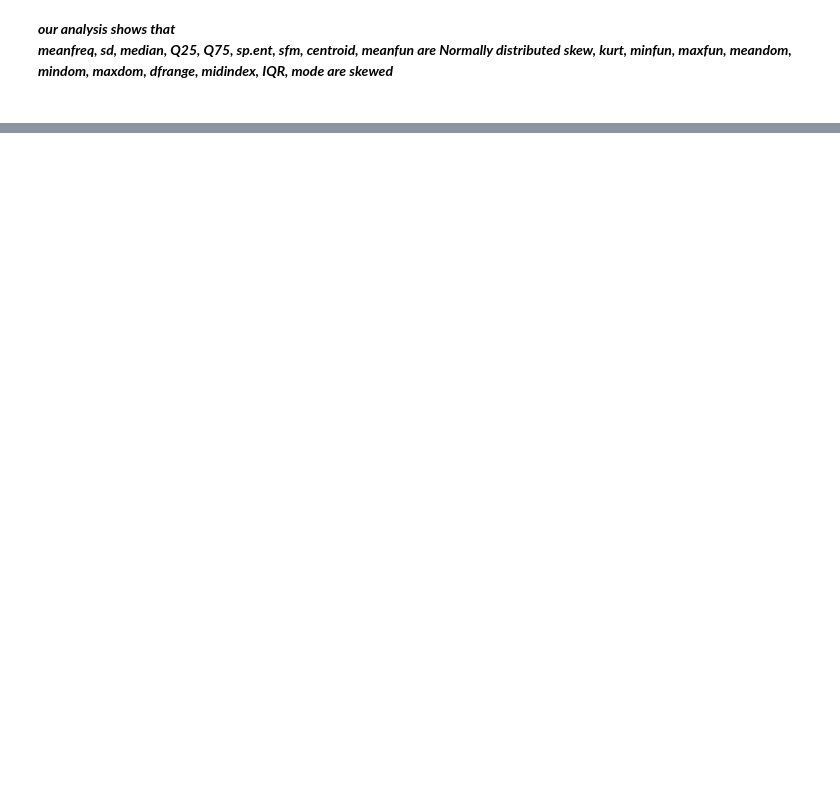
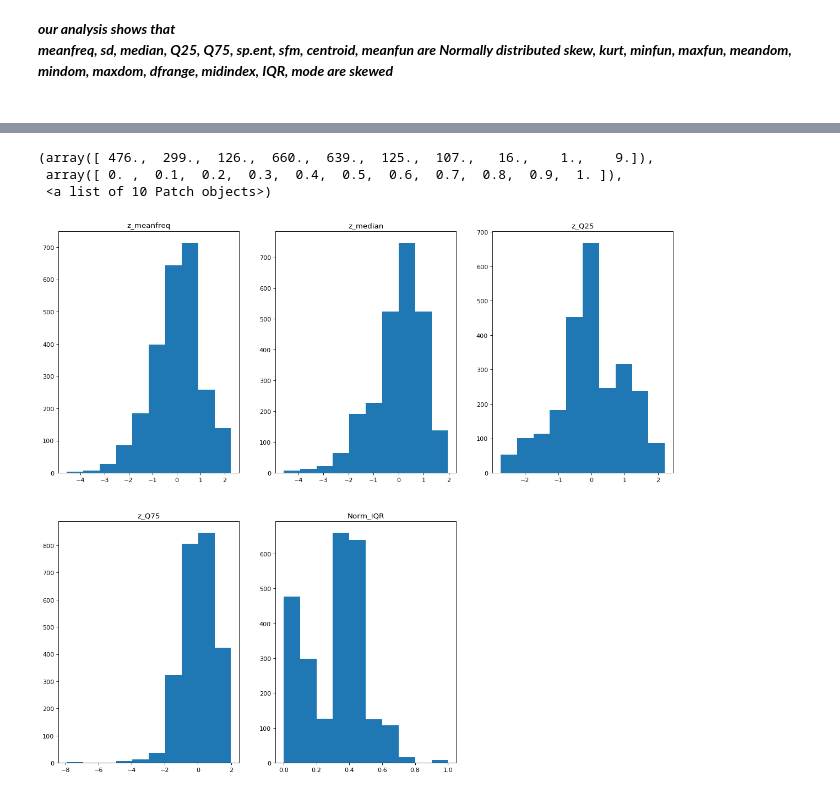
Before and after one commit to srikarpv/gender-recognition, a Jupyter notebook: gender recognition.ipynb, the cells around one changed output, grey strips where cells are left out. Cells and saved outputs as stored; diff of their text form; code cells hidden in the pictures; blank space fills up the shorter version.

```diff
--- a/gender recognition.ipynb
+++ b/gender recognition.ipynb
@@ -240,0 +296,3 @@ skew, kurt, minfun, maxfun, meandom, mindom, maxdom, dfrange, midindex, IQR, mod
+# %%
+X = X.drop(remove,axis=0)
+X.shape
@@ -250,0 +320,14 @@ dtype: int64
+# %%
+# Z-score Normalization on meanfreq, median, Q25, Q75
+#minmax of IQR
+z_score_norm = lambda colname: (X[colname]- X[colname].mean())/(X[colname].std())
+min_max_norm = lambda colname: (X[colname]- X[colname].min())/(X[colname].max()-X[colname].min())
+# %%
+X1 = X.copy()
+X1['z_meanfreq'] = z_score_norm('meanfreq')
+X1['z_median'] = z_score_norm('median')
+X1['z_Q25'] = z_score_norm('Q25')
+X1['z_Q75'] = z_score_norm('Q75')
+X1['Norm_IQR'] = min_max_norm('IQR')
+# %%
+X1 = X1.drop(['meanfreq','median','Q25','Q75','IQR'],axis=1)
@@ -250,0 +343,22 @@ dtype: int64
+# %%
+fig=plt.figure(figsize=(18, 16), dpi= 80, facecolor='w', edgecolor='k')
+plt.subplot(231)
+plt.title('z_meanfreq')
+plt.hist(X1['z_meanfreq'])
+plt.subplot(232)
+plt.title('z_median')
+plt.hist(X1['z_median'])
+plt.subplot(233)
+plt.title('z_Q25')
+plt.hist(X1['z_Q25'])
+plt.subplot(234)
+plt.title('z_Q75')
+plt.hist(X1['z_Q75'])
+plt.subplot(235)
+plt.title('Norm_IQR')
+plt.hist(X1['Norm_IQR'])
+# %% [output]
+(array([ 476.,  299.,  126.,  660.,  639.,  125.,  107.,   16.,    1.,    9.]),
+ array([ 0. ,  0.1,  0.2,  0.3,  0.4,  0.5,  0.6,  0.7,  0.8,  0.9,  1. ]),
+ <a list of 10 Patch objects>)
+[figure, added]
```
Also changed, not shown: parts of 36 cells of this notebook.
